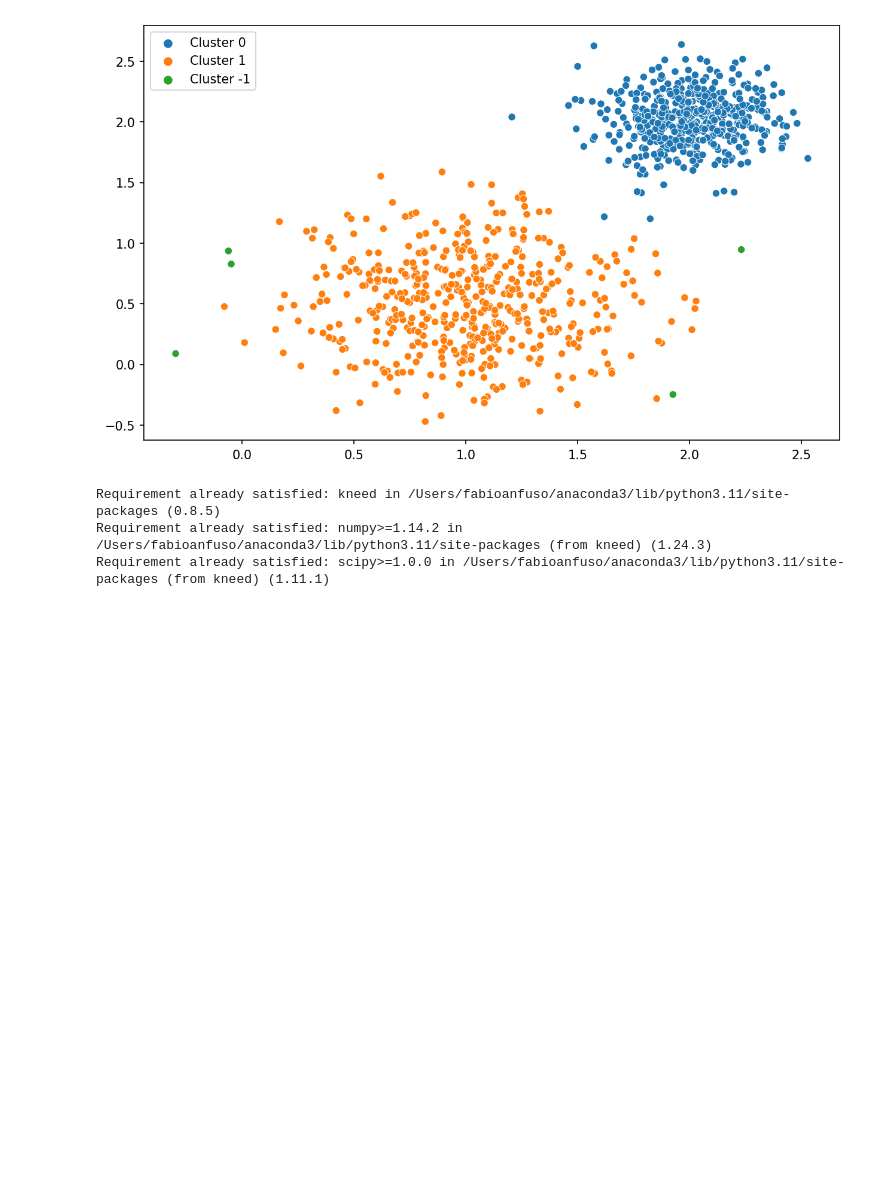
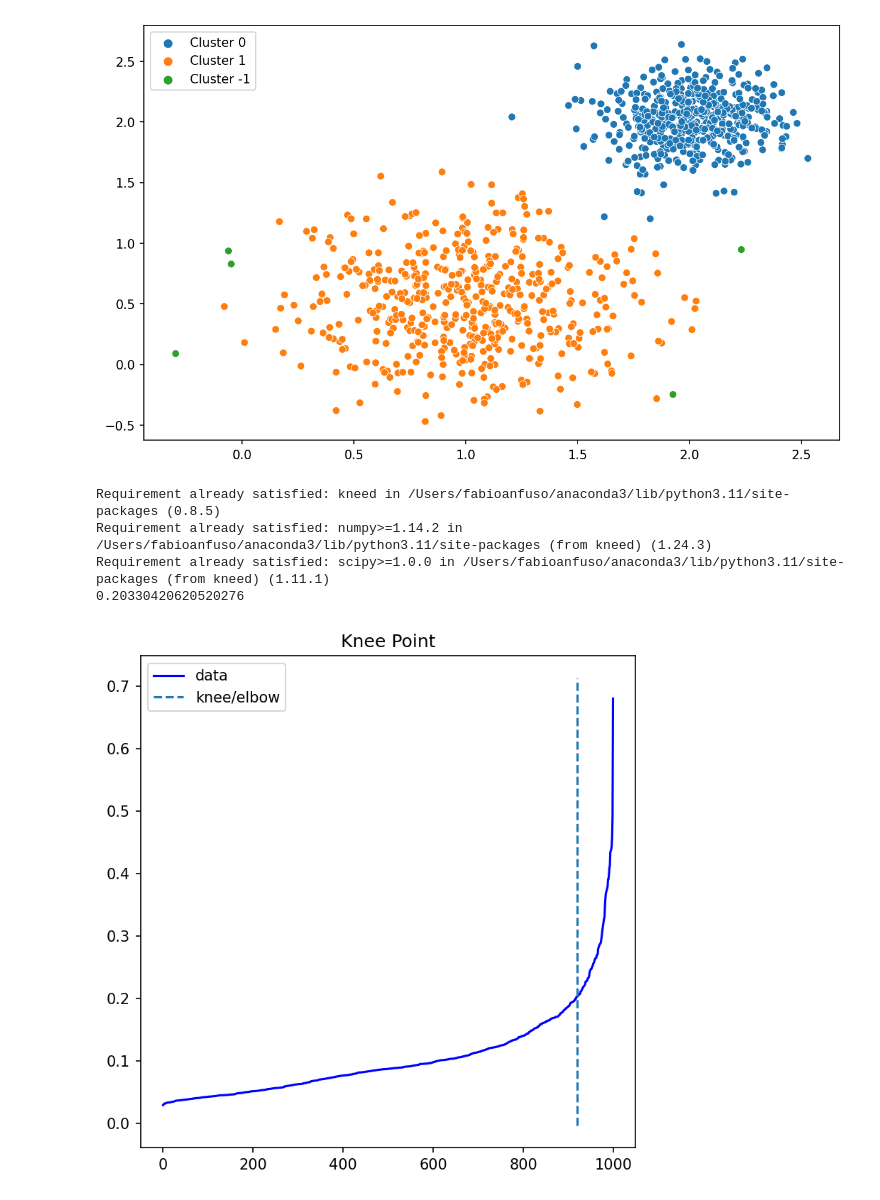
Before and after one commit to Fabietto1988/DBScan, a Jupyter notebook: DBScan.ipynb, the cells around one changed output. Saved outputs shown, nothing was run; the diff lists cells and outputs as text; code cells hidden in the pictures; blank space fills up the shorter version.

```diff
--- a/DBScan.ipynb
+++ b/DBScan.ipynb
@@ -125,11 +125,25 @@ N. outlier individuati: 5
 # %%
 !pip install kneed
 
 from kneed import KneeLocator
+
+
+
+kl = KneeLocator(
+    i,
+    distances,
+    curve="convex"
+)
+kl.plot_knee()
+
+
+print(distances[kl.knee])
 # %% [output]
 Requirement already satisfied: kneed in /Users/fabioanfuso/anaconda3/lib/python3.11/site-packages (0.8.5)
 Requirement already satisfied: numpy>=1.14.2 in /Users/fabioanfuso/anaconda3/lib/python3.11/site-packages (from kneed) (1.24.3)
 Requirement already satisfied: scipy>=1.0.0 in /Users/fabioanfuso/anaconda3/lib/python3.11/site-packages (from kneed) (1.11.1)
+0.20330420620520276
+[figure, added]
 # %%
 from sklearn.cluster import DBSCAN
 
```
Also changed, not shown: parts of 1 cell of this notebook.
